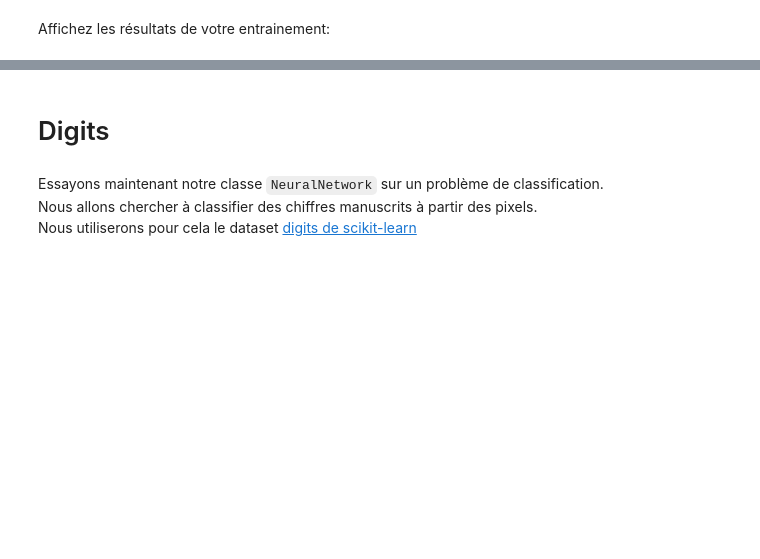
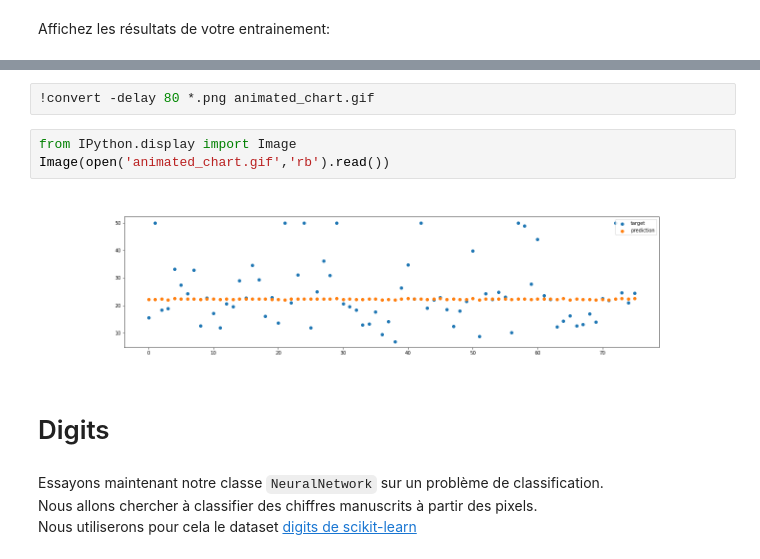
Before and after one commit to DavidBert/TP_MAPI3_FULL, a Jupyter notebook: TP1_MAPI3_full.ipynb, the cells around one changed output, grey strips where cells are left out. Saved outputs shown, nothing was run; the diff lists cells and outputs as text; blank space fills up the shorter version.

```diff
--- a/TP1_MAPI3_full.ipynb
+++ b/TP1_MAPI3_full.ipynb
@@ -299,3 +364,10 @@ plt.legend()
+# %%
+!convert -delay 80 *.png animated_chart.gif
+# %%
+from IPython.display import Image
+Image(open('animated_chart.gif','rb').read())
+# %% [output]
+[figure, added]
 # %% [markdown]
 # Digits
 # %% [markdown]
```
Also changed, not shown: parts of 13 cells of this notebook.
